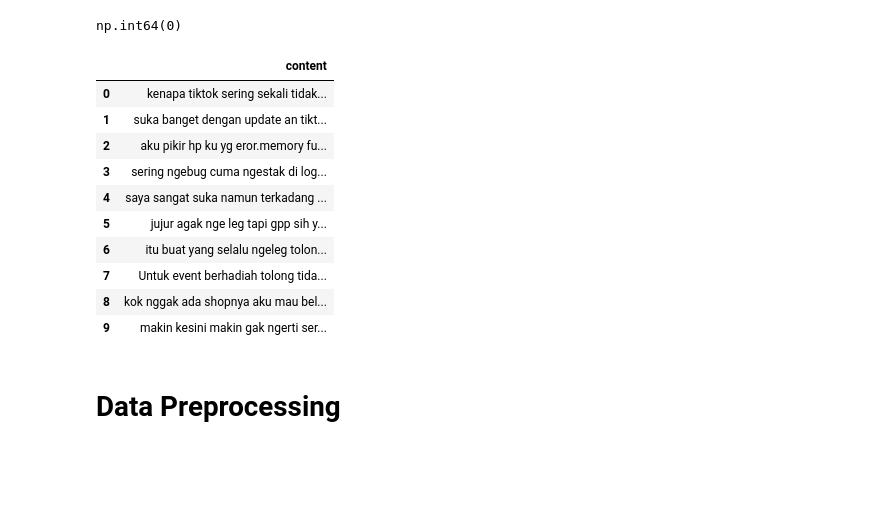
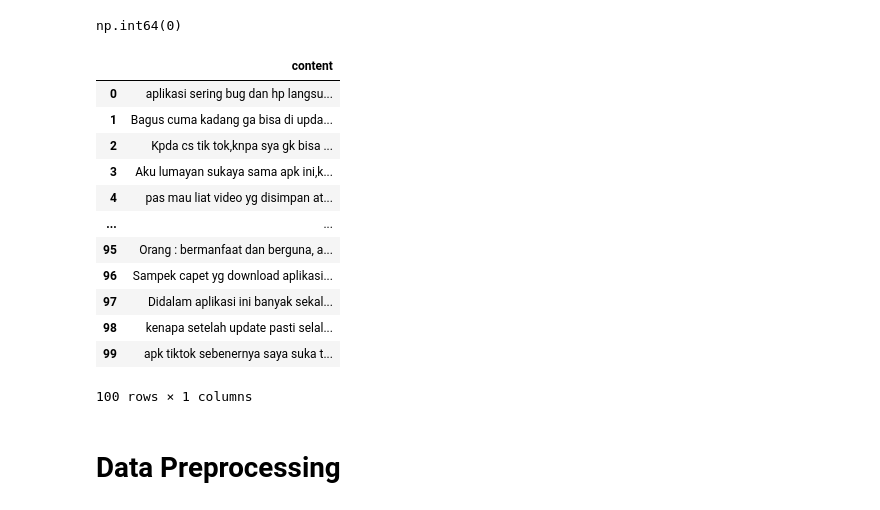
Before and after one commit to laventilizz/analisis_sentimen_app, a Jupyter notebook: sentiment_analysis.ipynb, the cells around one changed output. Cells and saved outputs as stored; diff of their text form; code cells hidden in the pictures; blank space fills up the shorter version.

```diff
--- a/sentiment_analysis.ipynb
+++ b/sentiment_analysis.ipynb
@@ -81,21 +82,23 @@ review.duplicated().sum()
 # %% [output]
 np.int64(0)
 # %%
-reviews = review.sample(n=12000, random_state=44).reset_index(drop=True)
+reviews = review.sample(n=50000, random_state=32).reset_index(drop=True)
 pd.set_option('display.max_colwidth', None)
-reviews.head(10)
+reviews.head(100)
 # %% [output]
 |  | content |
-| 0 | kenapa tiktok sering sekali tidak... |
-| 1 | suka banget dengan update an tikt... |
-| 2 | aku pikir hp ku yg eror.memory fu... |
-| 3 | sering ngebug cuma ngestak di log... |
-| 4 | saya sangat suka namun terkadang ... |
-| 5 | jujur agak nge leg tapi gpp sih y... |
-| 6 | itu buat yang selalu ngeleg tolon... |
-| 7 | Untuk event berhadiah tolong tida... |
-| 8 | kok nggak ada shopnya aku mau bel... |
-| 9 | makin kesini makin gak ngerti ser... |
+| 0 | aplikasi sering bug dan hp langsu... |
+| 1 | Bagus cuma kadang ga bisa di upda... |
+| 2 | Kpda cs tik tok,knpa sya gk bisa ... |
+| 3 | Aku lumayan sukaya sama apk ini,k... |
+| 4 | pas mau liat video yg disimpan at... |
+| ... | ... |
+| 95 | Orang : bermanfaat dan berguna, a... |
+| 96 | Sampek capet yg download aplikasi... |
+| 97 | Didalam aplikasi ini banyak sekal... |
+| 98 | kenapa setelah update pasti selal... |
+| 99 | apk tiktok sebenernya saya suka t... |
+100 rows × 1 columns
 # %% [markdown]
 # **Data Preprocessing**
 # %% [markdown]
```
Also changed, not shown: parts of 52 cells of this notebook.
